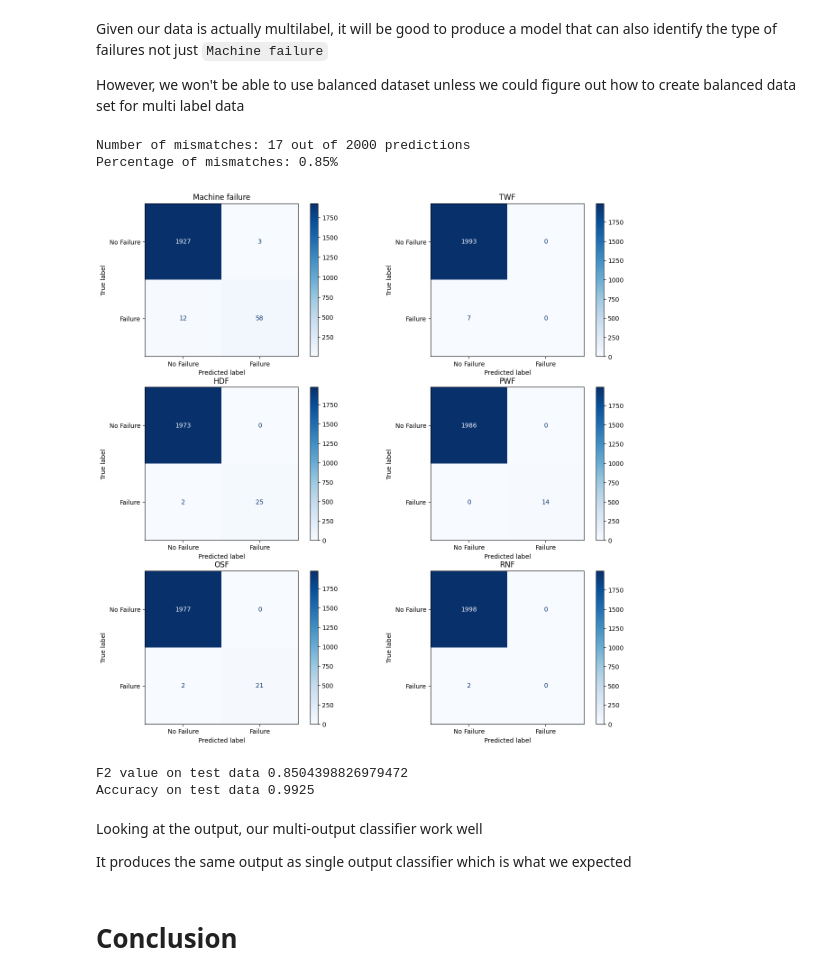
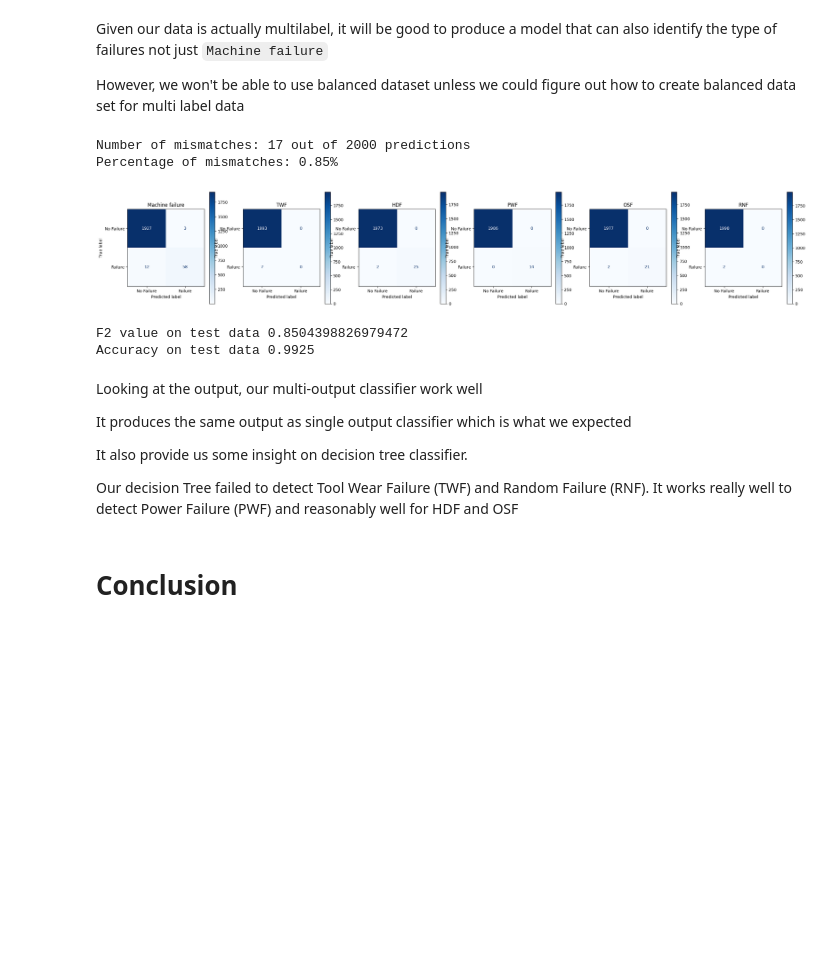
Before and after one commit to raymondsamalo/ITI113-Machine-Learning-Operations-Project, a Jupyter notebook: AI4I-2020/1.4_ML_DecisionTree.ipynb, the cells around one changed output. Saved outputs shown, nothing was run; the diff lists cells and outputs as text; code cells hidden in the pictures; blank space fills up the shorter version.

Commit message:
more insight

```diff
--- a/AI4I-2020/1.4_ML_DecisionTree.ipynb
+++ b/AI4I-2020/1.4_ML_DecisionTree.ipynb
@@ -39,12 +39,12 @@ df_test=pd.concat([X_test, y_test], axis=1)
 
 y_train_omf = y_train['Machine failure']
 y_test_omf = y_test['Machine failure']
-y_train_over_omf = pd.read_csv('y_oversample_train.csv')
-X_train_over_omf = pd.read_csv('X_oversample_train.csv')
+y_train_over_omf = pd.read_csv('y_smote_train.csv')
+X_train_over_omf = pd.read_csv('X_smote_train.csv')
 
-X_train_reduced = X_train.drop(columns=['Torque _Nm_', 'Process temperature _K_', 'Air temperature _K_'])
-X_test_reduced = X_test.drop(columns=['Torque _Nm_', 'Process temperature _K_', 'Air temperature _K_'])
-X_train_over_reduced = X_train_over_omf.drop(columns=['Torque _Nm_', 'Process temperature _K_', 'Air temperature _K_'])
+X_train_reduced = X_train.drop(columns=['Torque (Nm)', 'Process temperature (K)', 'Air temperature (K)'])
+X_test_reduced = X_test.drop(columns=['Torque (Nm)', 'Process temperature (K)', 'Air temperature (K)'])
+X_train_over_reduced = X_train_over_omf.drop(columns=['Torque (Nm)', 'Process temperature (K)', 'Air temperature (K)'])
 # %%
 from sklearn.metrics import classification_report, fbeta_score, precision_score, recall_score, accuracy_score
 from sklearn.metrics import ConfusionMatrixDisplay, confusion_matrix
@@ -303,44 +303,47 @@ from sklearn.tree import DecisionTreeClassifier
 from sklearn.multioutput import MultiOutputClassifier
 cdt = DecisionTreeClassifier(random_state=42, max_depth=5, min_samples_leaf=10, min_samples_split=30)
 cdt = MultiOutputClassifier(cdt)
 cdt.fit(X_train_reduced, y_train)
 y_pred=cdt.predict(X_test_reduced)
 y_pred = pd.DataFrame(y_pred, columns=y_test.columns)
 count_mismatches = 0
 for i in range(len(y_pred)):
     for col in y_pred.columns:
         if y_pred[col][i] != y_test[col][i]:
             count_mismatches += 1
             break
 print(f"Number of mismatches: {count_mismatches} out of {len(y_pred)} predictions")
 print(f"Percentage of mismatches: {count_mismatches / len(y_pred) * 100:.2f}%")
 no_of_label = len(y_test.columns)
 i = 0
-no_of_column = 2
-no_of_row = no_of_label // no_of_column
-plt.figure(figsize=(15,15))
+plt.figure(figsize=(30,5))
 for label in y_test.columns:
     i +=1
-    ax=plt.subplot(no_of_row, no_of_column, i)
+    ax=plt.subplot(1, 6, i)
     cm = confusion_matrix(y_test[label],y_pred[label])
     disp = ConfusionMatrixDisplay(confusion_matrix=cm, display_labels=['No Failure', 'Failure'])
     disp.plot(cmap=plt.cm.Blues, ax=ax)
     plt.title(label=label)
 plt.show()
 f2_test=fbeta_score(y_test['Machine failure'], y_pred['Machine failure'], beta=2)
 accuracy=accuracy_score(y_test['Machine failure'], y_pred['Machine failure'])
 print("F2 value on test data", f2_test)
 print("Accuracy on test data", accuracy)
 # %% [output]
 Number of mismatches: 17 out of 2000 predictions
 Percentage of mismatches: 0.85%
-[figure, old version]
+[figure, new version]
 F2 value on test data 0.8504398826979472
 Accuracy on test data 0.9925
 # %% [markdown]
 Looking at the output, our multi-output classifier work well
 
 It produces the same output as single output classifier which is what we expected
+
+It also provide us some insight on decision tree classifier.
+
+Our decision Tree failed to detect Tool Wear Failure (TWF) and Random Failure (RNF).
+It works really well to detect Power Failure (PWF) and reasonably well for HDF and OSF
 # %% [markdown]
 # Conclusion
 # %% [markdown]
```
Also changed, not shown: parts of 1 cell of this notebook, 14 other files.
